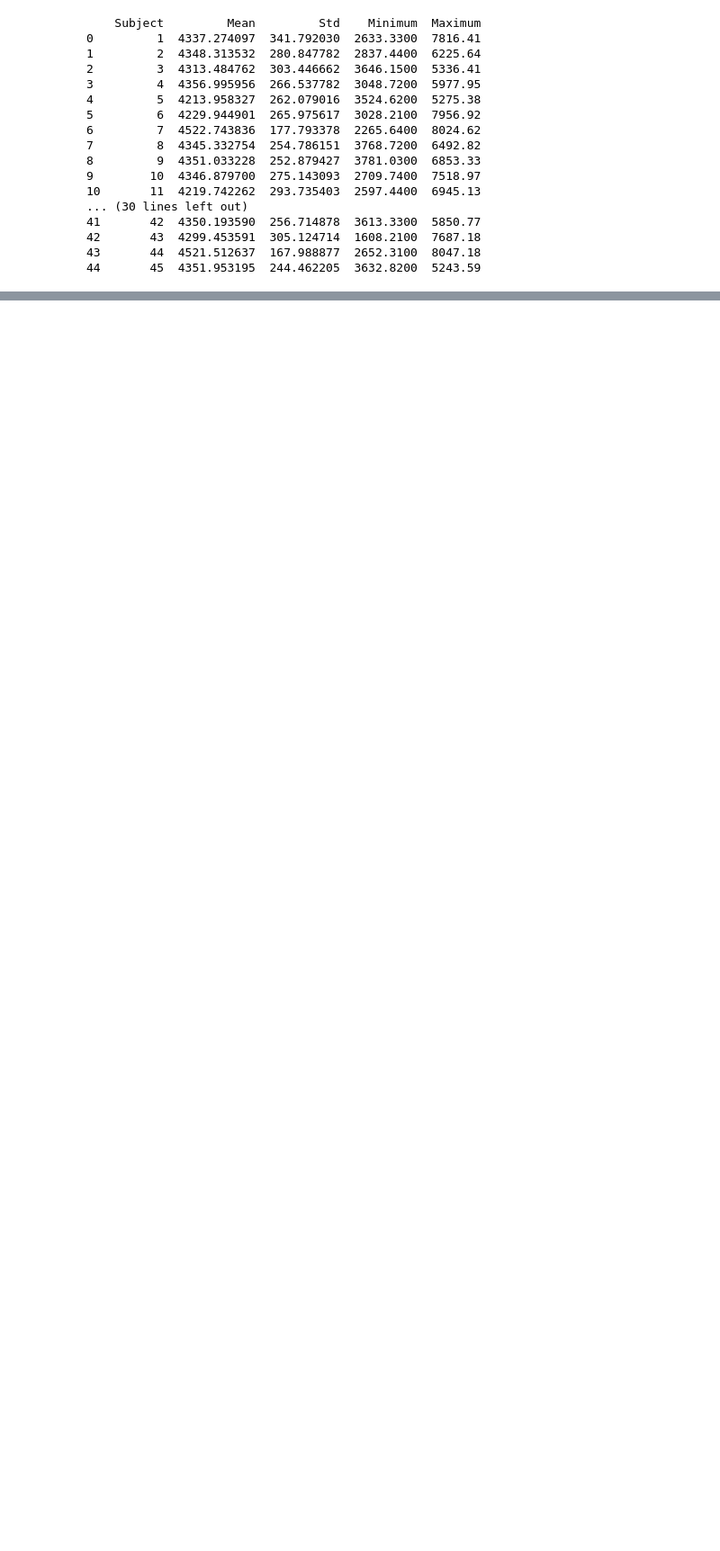
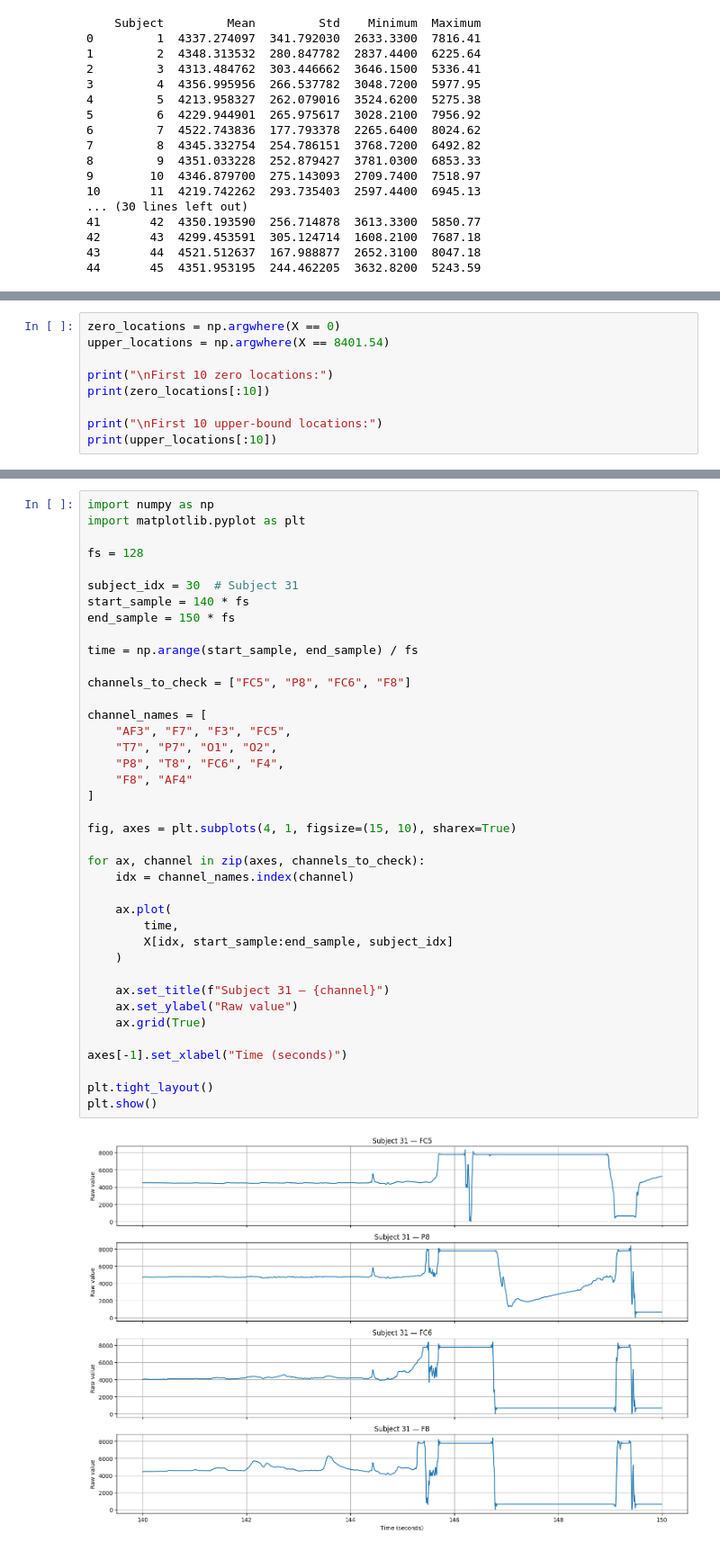
Before and after one commit to HumaimaRiaz47/eeg-cognitive-load-comparison, a Jupyter notebook: notebooks/dataset_exploration.ipynb, the cells around one changed output, grey strips where cells are left out. Shown at 90% size. Cells and saved outputs as stored; diff of their text form; blank space fills up the shorter version.

```diff
--- a/notebooks/dataset_exploration.ipynb
+++ b/notebooks/dataset_exploration.ipynb
@@ -638,0 +685,9 @@ print(subject_stats_df)
+# %%
+zero_locations = np.argwhere(X == 0)
+upper_locations = np.argwhere(X == 8401.54)
+
+print("\nFirst 10 zero locations:")
+print(zero_locations[:10])
+
+print("\nFirst 10 upper-bound locations:")
+print(upper_locations[:10])
@@ -638,0 +760,41 @@ print(subject_stats_df)
+# %%
+import numpy as np
+import matplotlib.pyplot as plt
+
+fs = 128
+
+subject_idx = 30  # Subject 31
+start_sample = 140 * fs
+end_sample = 150 * fs
+
+time = np.arange(start_sample, end_sample) / fs
+
+channels_to_check = ["FC5", "P8", "FC6", "F8"]
+
+channel_names = [
+    "AF3", "F7", "F3", "FC5",
+    "T7", "P7", "O1", "O2",
+    "P8", "T8", "FC6", "F4",
+    "F8", "AF4"
+]
+
+fig, axes = plt.subplots(4, 1, figsize=(15, 10), sharex=True)
+
+for ax, channel in zip(axes, channels_to_check):
+    idx = channel_names.index(channel)
+
+    ax.plot(
+        time,
+        X[idx, start_sample:end_sample, subject_idx]
+    )
+
+    ax.set_title(f"Subject 31 — {channel}")
+    ax.set_ylabel("Raw value")
+    ax.grid(True)
+
+axes[-1].set_xlabel("Time (seconds)")
+
+plt.tight_layout()
+plt.show()
+# %% [output]
+[figure, added]
```
Also changed, not shown: parts of 35 cells of this notebook.
